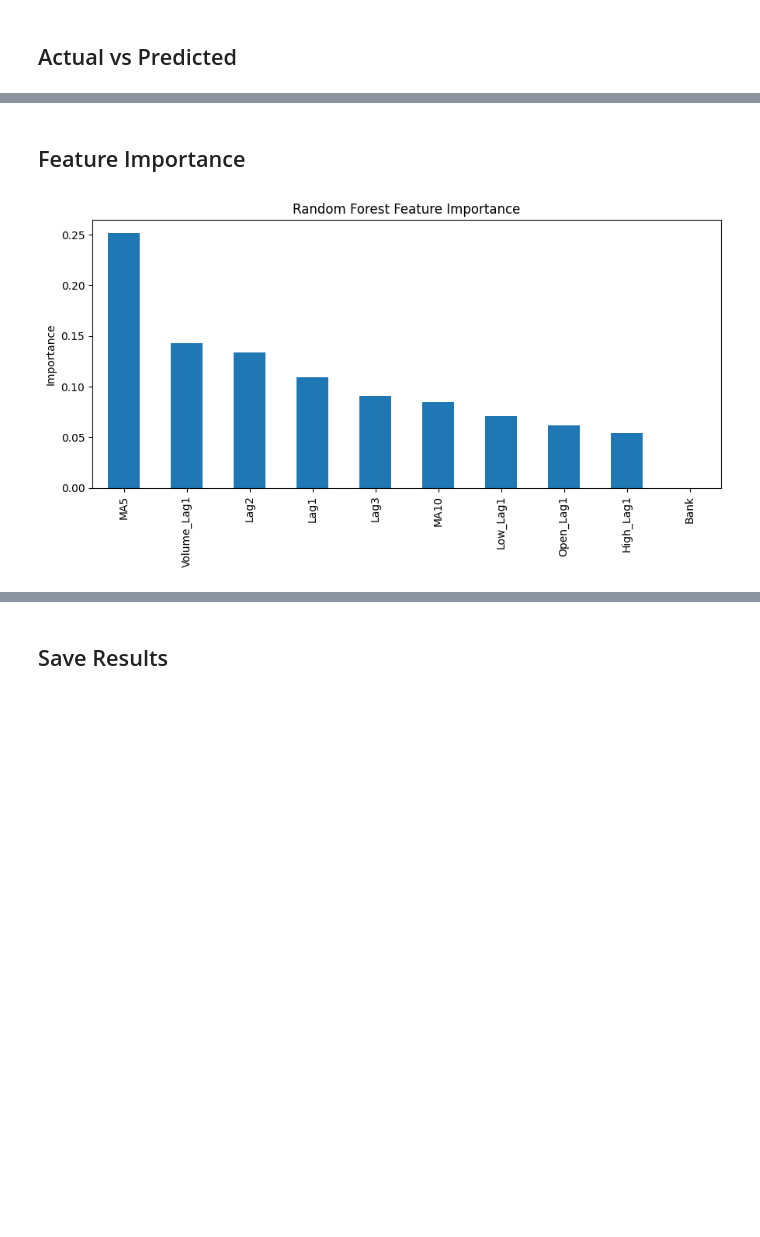
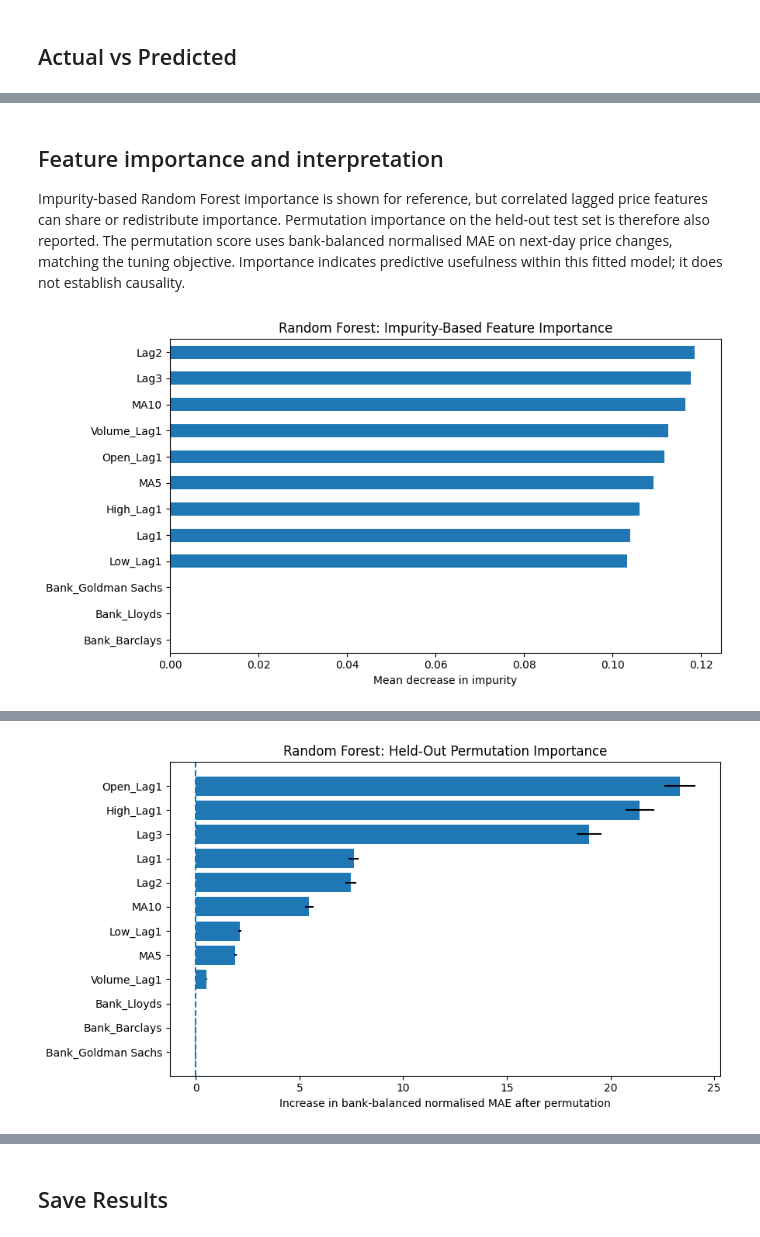
Before and after one commit to Vaibhavkrishna2001/Financial-Time-Series-Analytics, a Jupyter notebook: Codes/Random_Forest_model.ipynb, the cells around one changed output, grey strips where cells are left out. Cells and saved outputs as stored; diff of their text form; code cells hidden in the pictures; blank space fills up the shorter version.

```diff
--- a/Codes/Random_Forest_model.ipynb
+++ b/Codes/Random_Forest_model.ipynb
@@ -167,13 +475,15 @@ Pooled (all 3 banks, mixed currency scale):
 # %%
 per_bank_results = []
 
-for bank_name in bank_test.unique():
-    mask = (bank_test == bank_name).values
-    m = evaluate(y_test_close[mask], rf_pred_close[mask])
-    m['Bank'] = bank_name
-    per_bank_results.append(m)
+for bank_name in sorted(bank_test.unique()):
+    mask = bank_test.to_numpy() == bank_name
+    metrics = evaluate(y_test_close.to_numpy()[mask], rf_pred_close[mask])
+    metrics["Bank"] = bank_name
+    per_bank_results.append(metrics)
 
-per_bank_df = pd.DataFrame(per_bank_results)[['Bank', 'MAE', 'RMSE', 'MAPE', 'R2']]
-per_bank_df
+per_bank_df = pd.DataFrame(per_bank_results)[
+    ["Bank", "MAE", "RMSE", "MAPE", "R2"]
+]
+per_bank_df.round(2)
 # %% [output]
 |  | Bank | MAE | RMSE | MAPE | R2 |
@@ -212,13 +520,63 @@ plt.show()
 # %% [markdown]
-## Feature Importance
+## Feature importance and interpretation
+
+Impurity-based Random Forest importance is shown for reference, but correlated lagged price features can share or redistribute importance. Permutation importance on the held-out test set is therefore also reported. The permutation score uses bank-balanced normalised MAE on next-day price changes, matching the tuning objective. Importance indicates predictive usefulness within this fitted model; it does not establish causality.
 # %%
-importances = pd.Series(rf.feature_importances_, index=X_rf.columns).sort_values(ascending=False)
+# Built-in impurity importance (useful descriptively, but can be unstable with correlated predictors).
+impurity_importance = pd.Series(
+    rf.feature_importances_, index=feature_cols
+).sort_values(ascending=False)
 
 plt.figure(figsize=(9, 5))
-importances.plot(kind='bar')
-plt.title('Random Forest Feature Importance')
-plt.ylabel('Importance')
+impurity_importance.sort_values().plot(kind="barh")
+plt.title("Random Forest: Impurity-Based Feature Importance")
+plt.xlabel("Mean decrease in impurity")
 plt.tight_layout()
 plt.show()
+
+# Held-out permutation importance using the same bank-balanced normalised MAE
+# objective as hyperparameter tuning.
+def bank_balanced_neg_normalized_mae(estimator, X_eval, y_eval):
+    pred = estimator.predict(X_eval)
+    actual = np.asarray(y_eval, dtype=float)
+    bank_codes = bank_labels_from_one_hot(X_eval)
+    scores = []
+    for code in np.unique(bank_codes):
+        mask = bank_codes == code
+        scale = np.mean(np.abs(actual[mask]))
+        if np.isfinite(scale) and scale >= 1e-12:
+            scores.append(np.mean(np.abs(actual[mask] - pred[mask])) / scale)
+    return -float(np.mean(scores)) if scores else np.nan
+
+perm = permutation_importance(
+    rf,
+    X_test,
+    y_test_change,
+    scoring=bank_balanced_neg_normalized_mae,
+    n_repeats=10,
+    random_state=42,
+    n_jobs=-1
+)
+
+permutation_importance_df = pd.DataFrame({
+    "Feature": feature_cols,
+    "Permutation_Importance_Mean": perm.importances_mean,
+    "Permutation_Importance_Std": perm.importances_std
+}).sort_values("Permutation_Importance_Mean", ascending=False)
+
+display(permutation_importance_df.round(2))
+
+plt.figure(figsize=(9, 5))
+plot_imp = permutation_importance_df.sort_values("Permutation_Importance_Mean")
+plt.barh(
+    plot_imp["Feature"],
+    plot_imp["Permutation_Importance_Mean"],
+    xerr=plot_imp["Permutation_Importance_Std"]
+)
+plt.axvline(0, linestyle="--")
+plt.title("Random Forest: Held-Out Permutation Importance")
+plt.xlabel("Increase in bank-balanced normalised MAE after permutation")
+plt.tight_layout()
+plt.show()
 # %% [output]
-[figure, old version]
+[figure, new version]
@@ -224,0 +596 @@ plt.show()
+[figure, added]
```
Also changed, not shown: parts of 26 cells of this notebook, 5 other files.
